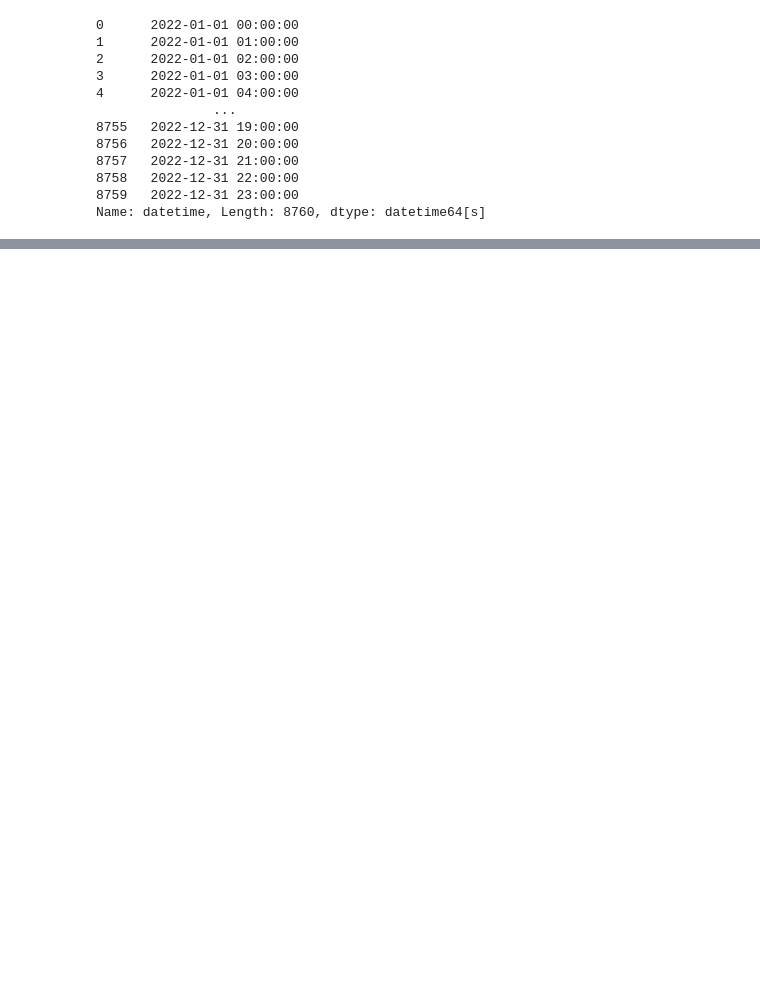
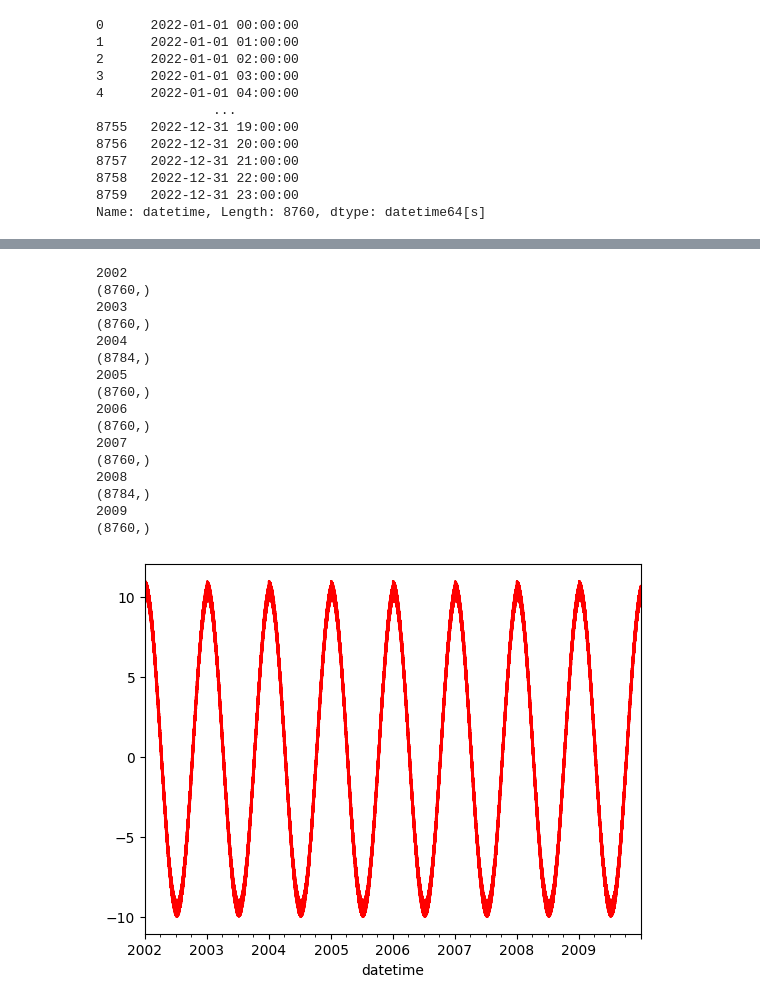
Before and after one commit to douglassilveirac/ENS5173_202401, a Jupyter notebook: pyEnv/Scripts/Atividade01_Etapa02.ipynb, the cells around one changed output, grey strips where cells are left out. Saved outputs shown, nothing was run; the diff lists cells and outputs as text; code cells hidden in the pictures; blank space fills up the shorter version.

```diff
--- a/pyEnv/Scripts/Atividade01_Etapa02.ipynb
+++ b/pyEnv/Scripts/Atividade01_Etapa02.ipynb
@@ -138,0 +234,23 @@ df
+# %%
+# Primeira opção de loop
+for ii in range(2002,2010):
+    print(ii)
+    df = noiseCreation(path,ii)
+# %% [output]
+2002
+(8760,)
+2003
+(8760,)
+2004
+(8784,)
+2005
+(8760,)
+2006
+(8760,)
+2007
+(8760,)
+2008
+(8784,)
+2009
+(8760,)
+[figure, added]
```
Also changed, not shown: parts of 18 cells of this notebook.
